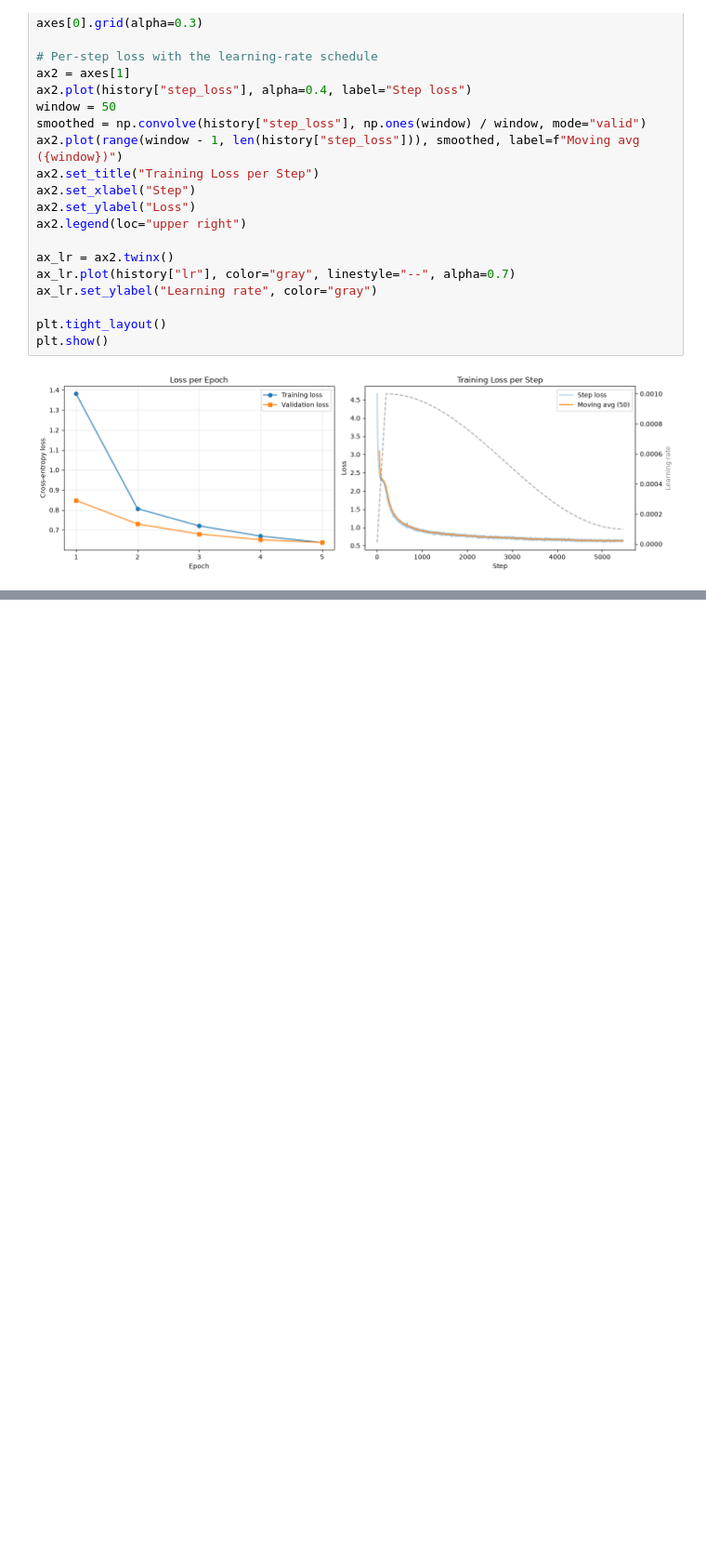
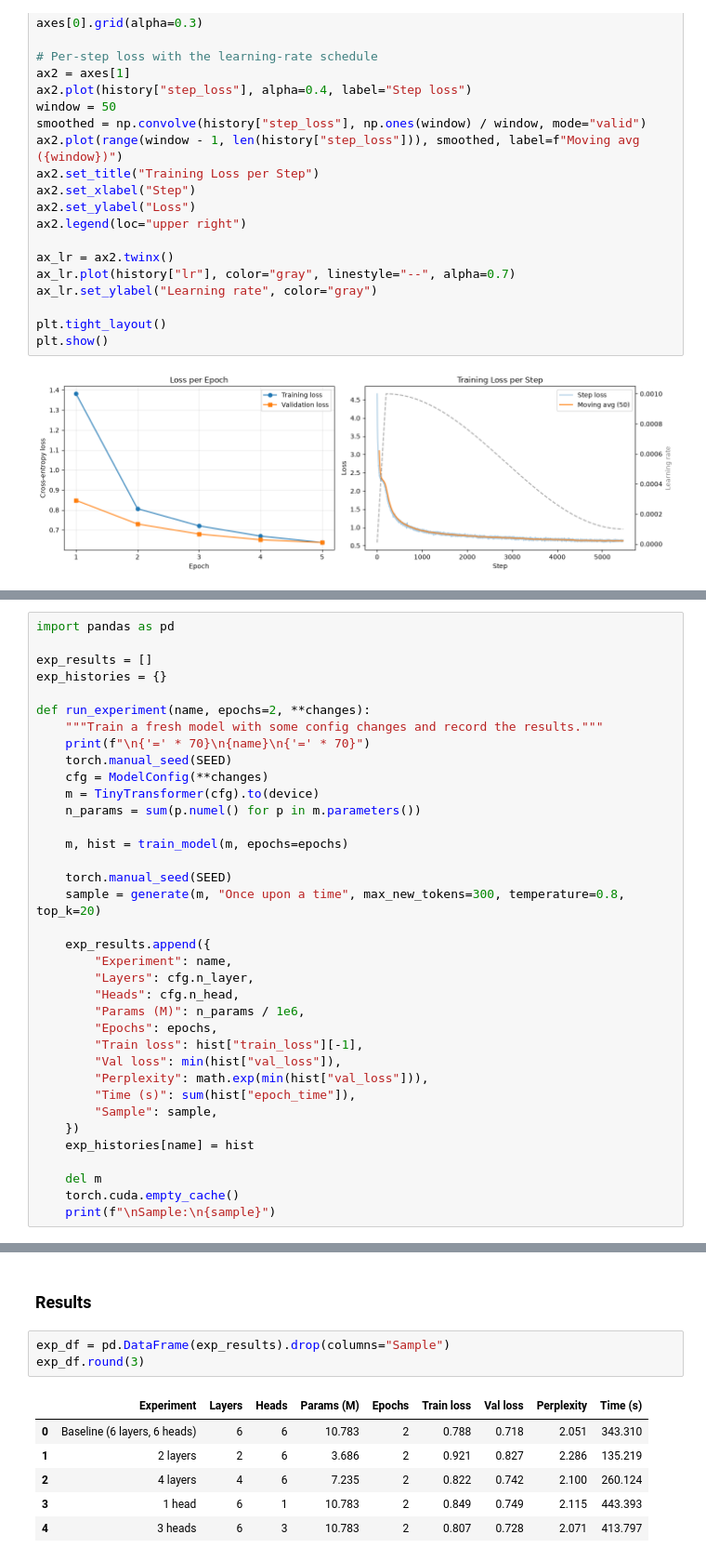
Before and after one commit to RavinduBatawala/Developing-a-Tiny-Transformer-Language-Model, a Jupyter notebook: notebooks/tiny_transformer.ipynb, the cells around one changed output, grey strips where cells are left out. Shown at 93% size. Drawn from its saved outputs; the diff is of its cells as text; blank space fills up the shorter version.

```diff
--- a/notebooks/tiny_transformer.ipynb
+++ b/notebooks/tiny_transformer.ipynb
@@ -710,0 +924,36 @@ plt.show()
+# %%
+import pandas as pd
+
+exp_results = []
+exp_histories = {}
+
+def run_experiment(name, epochs=2, **changes):
+    """Train a fresh model with some config changes and record the results."""
+    print(f"\n{'=' * 70}\n{name}\n{'=' * 70}")
+    torch.manual_seed(SEED)
+    cfg = ModelConfig(**changes)
+    m = TinyTransformer(cfg).to(device)
+    n_params = sum(p.numel() for p in m.parameters())
+
+    m, hist = train_model(m, epochs=epochs)
+
+    torch.manual_seed(SEED)
+    sample = generate(m, "Once upon a time", max_new_tokens=300, temperature=0.8, top_k=20)
+
+    exp_results.append({
+        "Experiment": name,
+        "Layers": cfg.n_layer,
+        "Heads": cfg.n_head,
+        "Params (M)": n_params / 1e6,
+        "Epochs": epochs,
+        "Train loss": hist["train_loss"][-1],
+        "Val loss": min(hist["val_loss"]),
+        "Perplexity": math.exp(min(hist["val_loss"])),
+        "Time (s)": sum(hist["epoch_time"]),
+        "Sample": sample,
+    })
+    exp_histories[name] = hist
+
+    del m
+    torch.cuda.empty_cache()
+    print(f"\nSample:\n{sample}")
@@ -710,0 +1033,12 @@ plt.show()
+# %% [markdown]
+### Results
+# %%
+exp_df = pd.DataFrame(exp_results).drop(columns="Sample")
+exp_df.round(3)
+# %% [output]
+|  | Experiment | Layers | Heads | Params (M) | Epochs | Train loss | Val loss | Perplexity | Time (s) |
+| 0 | Baseline (6 layers, 6 heads) | 6 | 6 | 10.783 | 2 | 0.788 | 0.718 | 2.051 | 343.310 |
+| 1 | 2 layers | 2 | 6 | 3.686 | 2 | 0.921 | 0.827 | 2.286 | 135.219 |
+| 2 | 4 layers | 4 | 6 | 7.235 | 2 | 0.822 | 0.742 | 2.100 | 260.124 |
+| 3 | 1 head | 6 | 1 | 10.783 | 2 | 0.849 | 0.749 | 2.115 | 443.393 |
+| 4 | 3 heads | 6 | 3 | 10.783 | 2 | 0.807 | 0.728 | 2.071 | 413.797 |
```
Also changed, not shown: parts of 24 cells of this notebook, 1 other file.
